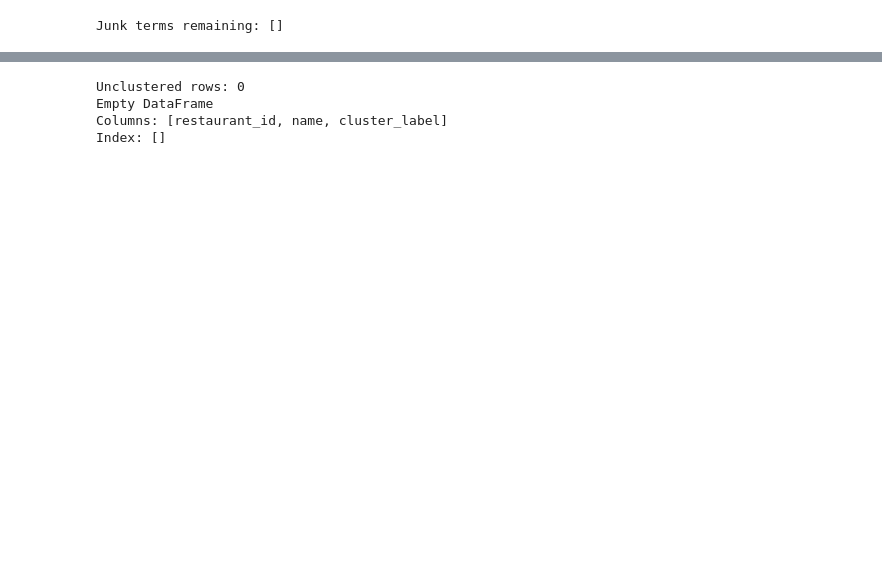
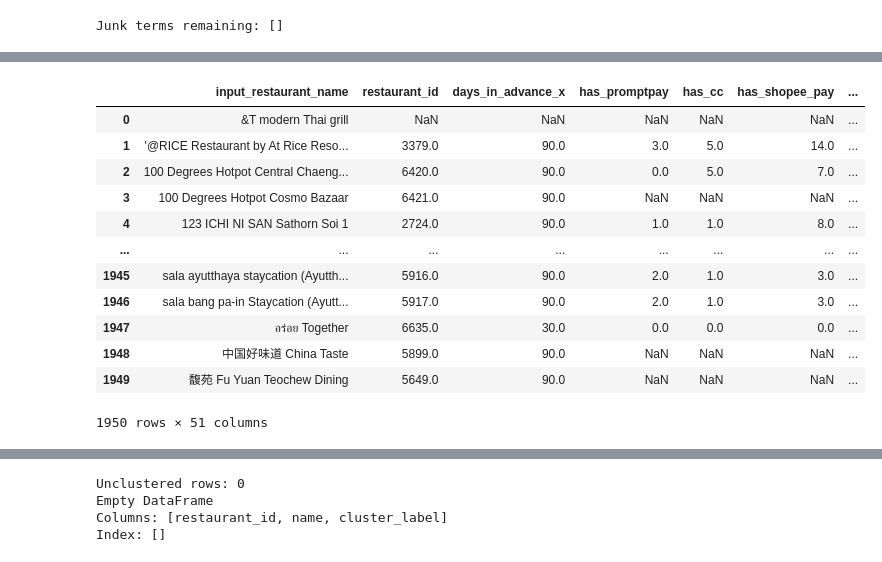
Before and after one commit to liyunling2/OPE, a Jupyter notebook: clustering/clustering.ipynb, the cells around one changed output, grey strips where cells are left out. Drawn from its saved outputs; the diff is of its cells as text; code cells hidden in the pictures; blank space fills up the shorter version.

```diff
--- a/clustering/clustering.ipynb
+++ b/clustering/clustering.ipynb
@@ -134,7 +206,11 @@ redundant_words = [
     # Also remove raw Google types that commonly appear:
     'meal_delivery', 'meal_takeaway', 'lodging',
     'tourist_attraction', 'night_club', 'shopping_mall',
-    'Bangkok', 'sukhumvit', 'singapore', 'bangkok', 'sukhumvit', 'Singapore'
+    'Bangkok', 'sukhumvit', 'singapore', 'bangkok', 'sukhumvit', 'Singapore', 'thai'
+    'baht', 'order', 'ordered', 'dishes', 'fried', 'sauce', 'spicy',
+    'time', 'didn', 'eat', 'meat', 'restaurant', 'soup', 'super', 'really',
+    'terrible', 'wasn', 'gr', 'floor',
+    'rice', 'pork', 'beef', 'chicken', 'crab'
 ]
 
 import re
@@ -275,3 +335,14 @@ reviews['theme'] = reviews['cluster'].map(cluster_themes)
+# %%
+# Define Predefined Themes according to results above
+cluster_themes = {
+    0: "Bar & Alcoholic Drinks",
+    1: "Good food and atmosphere",
+    2: "Buffet & premium dining",
+    3: "Excellent service",
+    4: "Cafes, Coffee, Breakfast"
+}
+
+reviews['theme'] = reviews['cluster'].map(cluster_themes)
 # %%
 reviews.to_csv("reviews.csv")
 # %%
@@ -293,32 +364,34 @@ for cluster_id in range(5):
         print(f"    Auto-detected keywords: {', '.join(top_terms)}")
         print(f"    Check if keywords match your theme name!")
 
-# MULTI-THEME RESTAURANT ASSIGNMENT
-print("\n" + "="*70)
-print("STEP 5: Aggregating to Restaurant Level (Multi-Theme Method)")
-print("="*70)
+reviews
 
-# Count posts per restaurant per cluster
-restaurant_theme_counts = (
-    reviews.groupby(['restaurant name', 'cluster', 'theme'])
-    .size()
-    .reset_index(name='post_count')
-)
+# # MULTI-THEME RESTAURANT ASSIGNMENT
+# print("\n" + "="*70)
+# print("STEP 5: Aggregating to Restaurant Level (Multi-Theme Method)")
+# print("="*70)
 
-# Get total posts per restaurant
-restaurant_post_totals = reviews.groupby('restaurant name').size().reset_index(name='total_posts')
+# # Count posts per restaurant per cluster
+# restaurant_theme_counts = (
+#     reviews.groupby(['restaurant name', 'cluster', 'theme'])
+#     .size()
+#     .reset_index(name='post_count')
+# )
 
-# Merge to calculate percentages
-restaurant_theme_counts = restaurant_theme_counts.merge(
-    restaurant_post_totals,
-    on='restaurant name'
-)
+# # Get total posts per restaurant
+# restaurant_post_totals = reviews.groupby('restaurant name').size().reset_index(name='total_posts')
 
-restaurant_theme_counts['percentage'] = ( # Calculate percentage of posts for each theme per restaurant
-    restaurant_theme_counts['post_count'] / restaurant_theme_counts['total_posts'] * 100
-)
+# # Merge to calculate percentages
+# restaurant_theme_counts = restaurant_theme_counts.merge(
+#     restaurant_post_totals,
+#     on='restaurant name'
+# )
 
-print(f"\n Analyzing {len(restaurant_post_totals)} unique restaurants...")
+# restaurant_theme_counts['percentage'] = ( # Calculate percentage of posts for each theme per restaurant
+#     restaurant_theme_counts['post_count'] / restaurant_theme_counts['total_posts'] * 100
+# )
+
+# print(f"\n Analyzing {len(restaurant_post_totals)} unique restaurants...")
 # %% [output]
 ======================================================================
 STEP 4: Validating Cluster Themes (Auto vs Manual)
@@ -340 +413,14 @@ STEP 5: Aggregating to Restaurant Level (Multi-Theme Method)
+|  | input_restaurant_name | restaurant_id | days_in_advance_x | has_promptpay | has_cc | has_shopee_pay | ... |
+| 0 | &T modern Thai grill | NaN | NaN | NaN | NaN | NaN | ... |
+| 1 | '@RICE Restaurant by At Rice Reso... | 3379.0 | 90.0 | 3.0 | 5.0 | 14.0 | ... |
+| 2 | 100 Degrees Hotpot Central Chaeng... | 6420.0 | 90.0 | 0.0 | 5.0 | 7.0 | ... |
+| 3 | 100 Degrees Hotpot Cosmo Bazaar | 6421.0 | 90.0 | NaN | NaN | NaN | ... |
+| 4 | 123 ICHI NI SAN Sathorn Soi 1 | 2724.0 | 90.0 | 1.0 | 1.0 | 8.0 | ... |
+| ... | ... | ... | ... | ... | ... | ... | ... |
+| 1945 | sala ayutthaya staycation (Ayutth... | 5916.0 | 90.0 | 2.0 | 1.0 | 3.0 | ... |
+| 1946 | sala bang pa-in Staycation (Ayutt... | 5917.0 | 90.0 | 2.0 | 1.0 | 3.0 | ... |
+| 1947 | อร่อย Together | 6635.0 | 30.0 | 0.0 | 0.0 | 0.0 | ... |
+| 1948 | 中国好味道 China Taste | 5899.0 | 90.0 | NaN | NaN | NaN | ... |
+| 1949 | 馥苑 Fu Yuan Teochew Dining | 5649.0 | 90.0 | NaN | NaN | NaN | ... |
+1950 rows × 51 columns
 # %%
```
Also changed, not shown: parts of 26 cells of this notebook, 1 other file.
